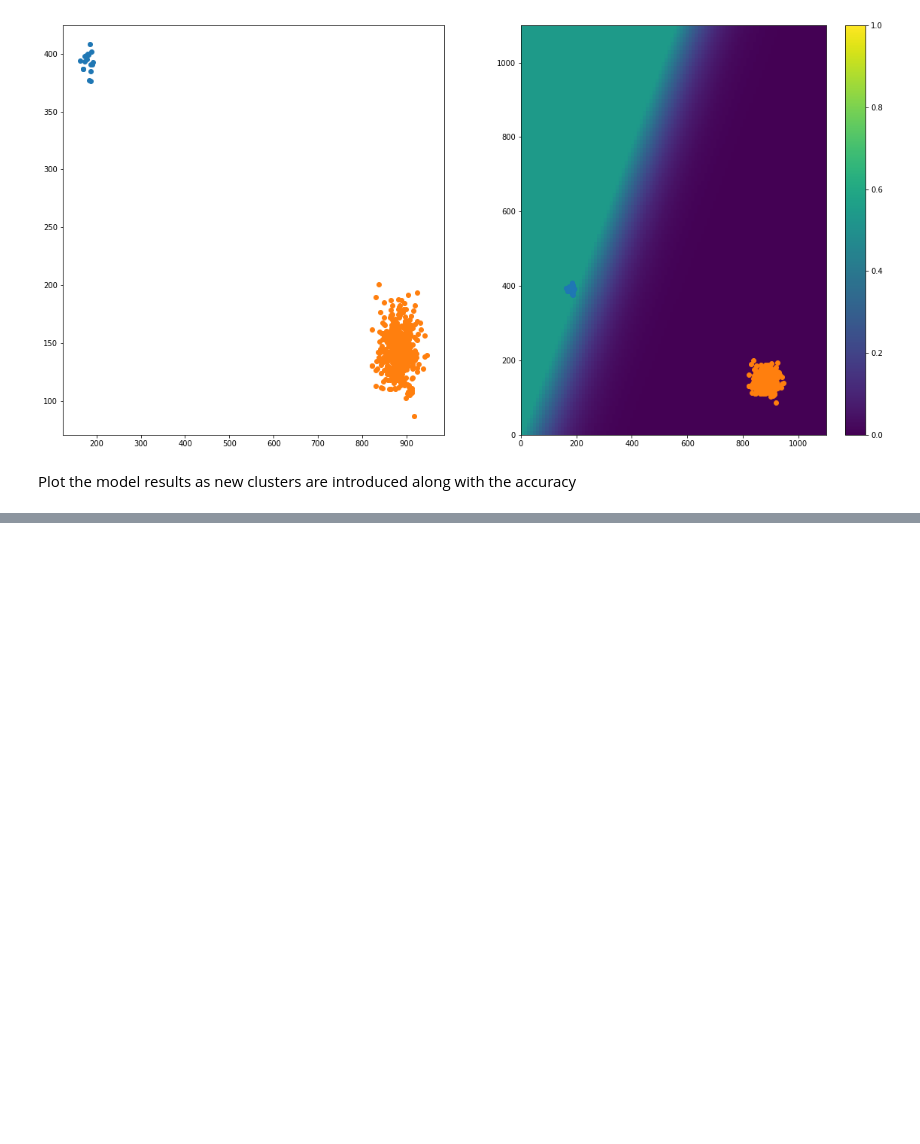
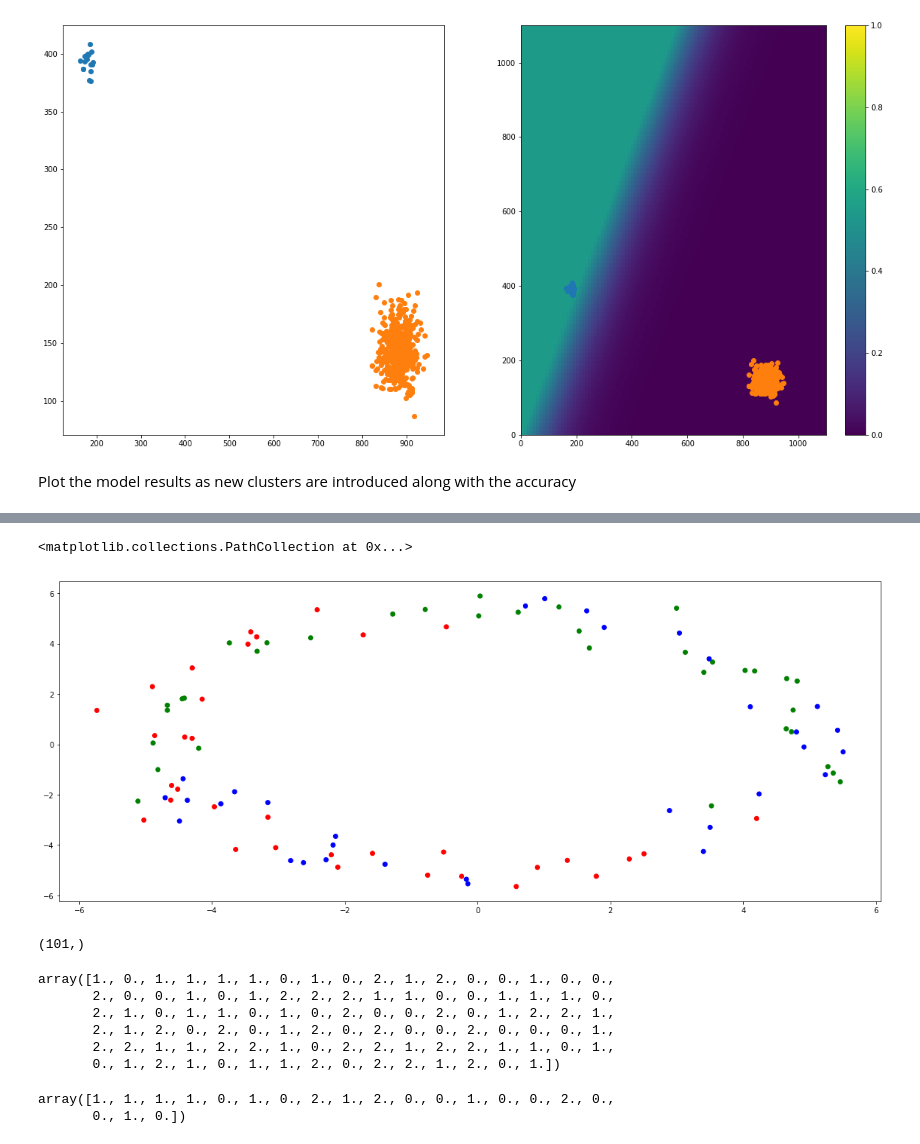
Before and after one commit to AndreasAlam/olac, a Jupyter notebook: notebooks/sbe_vis_demo_dev.ipynb, the cells around one changed output, grey strips where cells are left out. Cells and saved outputs as stored; diff of their text form; code cells hidden in the pictures; blank space fills up the shorter version.

```diff
--- a/notebooks/sbe_vis_demo_dev.ipynb
+++ b/notebooks/sbe_vis_demo_dev.ipynb
@@ -330,7 +357,7 @@ for m in np.arange(10, int(len(PP_data['time'])/step_size)):
     plt.ylim(0, 1000)
 
 
-    display.clear_output(wait=True)
+    display.clear_output(wait=True
     display.display(plt.gcf())
     i+=1
     plt.close()
@@ -338,0 +402,10 @@ for m in np.arange(10, int(len(PP_data['time'])/step_size)):
+# %%
+# ['r','g','b'][m_lab.astype(int)[:,None]]
+plt.scatter(*X.T, color =[{0:'r',1:'b',2:'g'}[i] for i in m_lab.astype(int)])
+# %% [output]
+<matplotlib.collections.PathCollection at 0x...>
+[figure, added]
+# %%
+m_lab.shape
+# %% [output]
+(101,)
@@ -338,0 +416,17 @@ for m in np.arange(10, int(len(PP_data['time'])/step_size)):
+# %%
+xx = data[:, :2]
+labx = data[:,-1]
+xx[:100]
+labx[:100]
+# %% [output]
+array([1., 0., 1., 1., 1., 1., 0., 1., 0., 2., 1., 2., 0., 0., 1., 0., 0.,
+       2., 0., 0., 1., 0., 1., 2., 2., 2., 1., 1., 0., 0., 1., 1., 1., 0.,
+       2., 1., 0., 1., 1., 0., 1., 0., 2., 0., 0., 2., 0., 1., 2., 2., 1.,
+       2., 1., 2., 0., 2., 0., 1., 2., 0., 2., 0., 0., 2., 0., 0., 0., 1.,
+       2., 2., 1., 1., 2., 2., 1., 0., 2., 2., 1., 2., 2., 1., 1., 0., 1.,
+       0., 1., 2., 1., 0., 1., 1., 2., 0., 2., 2., 1., 2., 0., 1.])
+# %%
+labx[2:20+2]
+# %% [output]
+array([1., 1., 1., 1., 0., 1., 0., 2., 1., 2., 0., 0., 1., 0., 0., 2., 0.,
+       0., 1., 0.])
```
Also changed, not shown: parts of 10 cells of this notebook, 2 other files.
